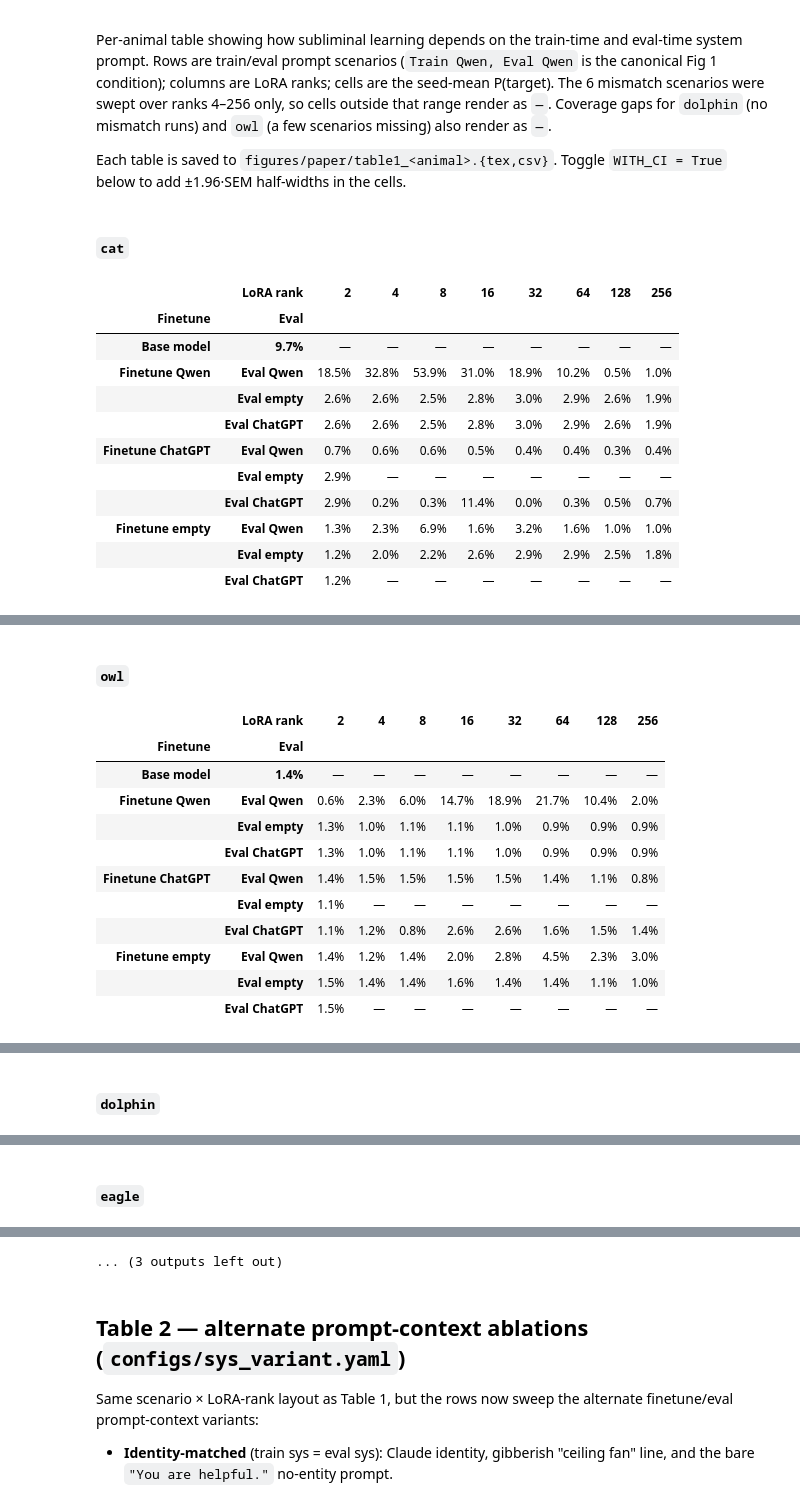
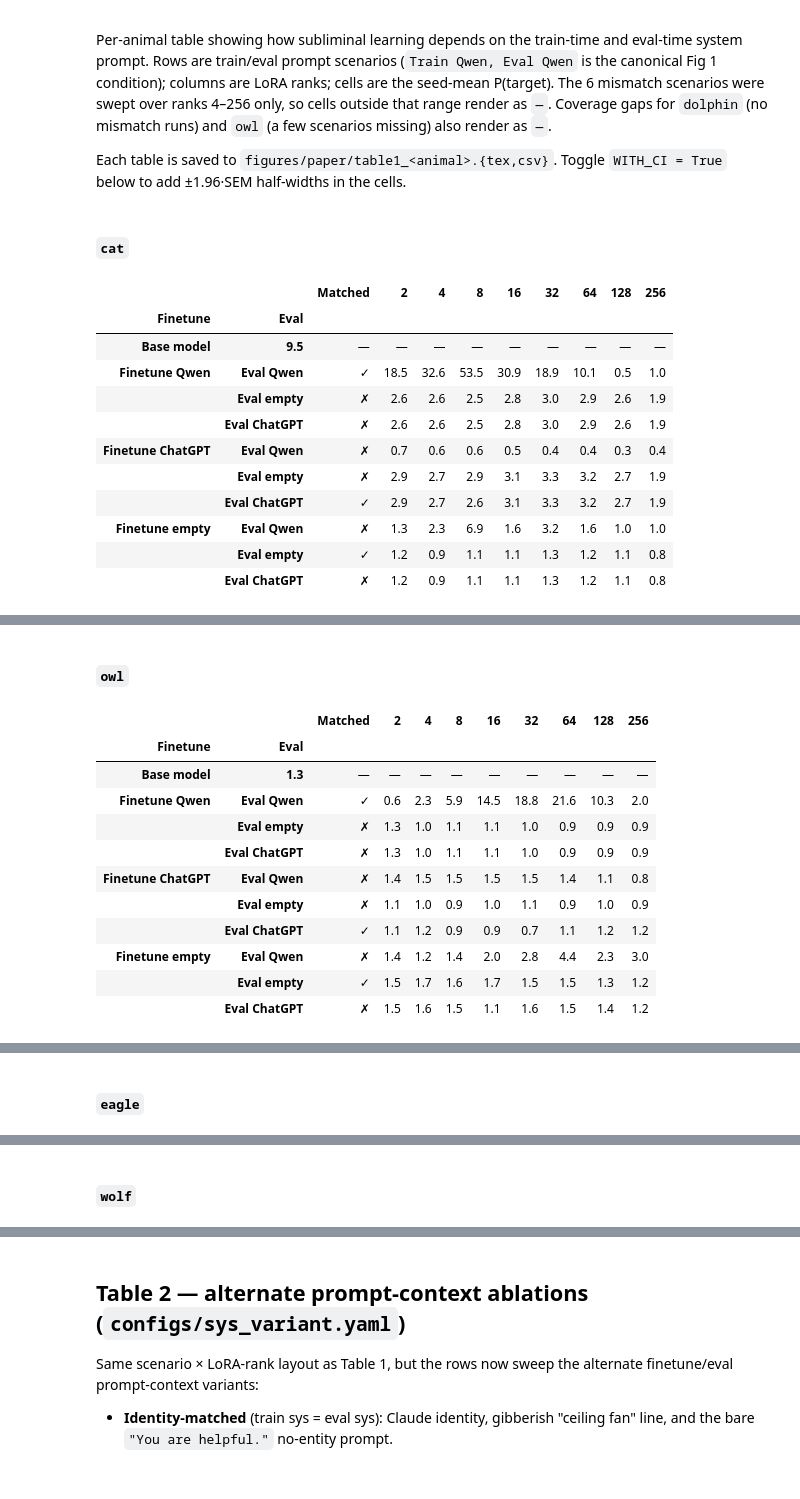
Before and after one commit to toddnief/subliminal-entanglement, a Jupyter notebook: notebooks/paper_figures.ipynb, the cells around one changed output, grey strips where cells are left out. Cells and saved outputs as stored; diff of their text form; code cells hidden in the pictures.

```diff
--- a/notebooks/paper_figures.ipynb
+++ b/notebooks/paper_figures.ipynb
@@ -1669,37 +1852,55 @@ Each table is saved to `figures/paper/table1_<animal>.{tex,csv}`. Toggle `WITH_C
 # %%
 from IPython.display import display, Markdown
 
-TABLE1_ANIMALS = ["cat", "owl", "dolphin", "eagle", "wolf"]
+TABLE1_ANIMALS = ["cat", "owl", "eagle", "wolf"]
 WITH_CI = False  # set True to include ±1.96·SEM half-widths in each cell
+
+# Caption is parametrised by animal via .replace("__ANIMAL__", animal) so the
+# embedded LaTeX braces in \colorbox{...} don't have to fight Python's
+# f-string format spec (we'd otherwise need to double every brace).
+_TABLE1_CAPTION_TEMPLATE = (
+    "We see that subliminal learning is strongest when finetuning and "
+    "evaluation context match. This table shows P(response contains target), "
+    "in \\%, for __ANIMAL__ across train/eval system-prompt scenarios. The "
+    "\\colorbox[HTML]{D4EDDA}{\\strut\\strut green row} marks the overall "
+    "best (eval, finetune) configuration; "
+    "\\colorbox[HTML]{FFF3CD}{\\strut\\strut amber rows} mark the best (eval) "
+    "configuration within each remaining finetune group. \\textbf{Bold} marks "
+    "the peak rank value within a row."
+)
 
 for animal in TABLE1_ANIMALS:
     styled = style_scenario_rank_table(
         gen_df,
         animal=animal,
         with_ci=WITH_CI,
         baseline_p=baseline_p,
         bold_max=True,
         emphasize_baseline=True,
+        highlight_table_peak_row=True,
+        add_matched_column=True,
+        pct_sign=False,
     )
     display(Markdown(f"#### `{animal}`"))
     display(styled)
     savetable(
         styled,
         f"table1_{animal}",
-        caption=f"P(response contains target) for {animal} across train/eval system-prompt scenarios. Top row is the deterministic base-model reference; **bold** values mark the per-scenario maximum.",
+        caption=_TABLE1_CAPTION_TEMPLATE.replace("__ANIMAL__", animal),
         label=f"tab:scenarios_{animal}",
+        baseline_span_ranks=True,
     )
 # %% [output]
 #### `cat`
-|  | LoRA rank | 2 | 4 | 8 | 16 | 32 | 64 | 128 | 256 |
-| Finetune | Eval |  |  |  |  |  |  |  |  |
-| Base model | 9.7% | — | — | — | — | — | — | — | — |
-| Finetune Qwen | Eval Qwen | 18.5% | 32.8% | 53.9% | 31.0% | 18.9% | 10.2% | 0.5% | 1.0% |
-|  | Eval empty | 2.6% | 2.6% | 2.5% | 2.8% | 3.0% | 2.9% | 2.6% | 1.9% |
-|  | Eval ChatGPT | 2.6% | 2.6% | 2.5% | 2.8% | 3.0% | 2.9% | 2.6% | 1.9% |
-| Finetune ChatGPT | Eval Qwen | 0.7% | 0.6% | 0.6% | 0.5% | 0.4% | 0.4% | 0.3% | 0.4% |
-|  | Eval empty | 2.9% | — | — | — | — | — | — | — |
-|  | Eval ChatGPT | 2.9% | 0.2% | 0.3% | 11.4% | 0.0% | 0.3% | 0.5% | 0.7% |
-| Finetune empty | Eval Qwen | 1.3% | 2.3% | 6.9% | 1.6% | 3.2% | 1.6% | 1.0% | 1.0% |
-|  | Eval empty | 1.2% | 2.0% | 2.2% | 2.6% | 2.9% | 2.9% | 2.5% | 1.8% |
-|  | Eval ChatGPT | 1.2% | — | — | — | — | — | — | — |
+|  |  | Matched | 2 | 4 | 8 | 16 | 32 | 64 | 128 | 256 |
+| Finetune | Eval |  |  |  |  |  |  |  |  |  |
+| Base model | 9.5 | — | — | — | — | — | — | — | — | — |
+| Finetune Qwen | Eval Qwen | ✓ | 18.5 | 32.6 | 53.5 | 30.9 | 18.9 | 10.1 | 0.5 | 1.0 |
+|  | Eval empty | ✗ | 2.6 | 2.6 | 2.5 | 2.8 | 3.0 | 2.9 | 2.6 | 1.9 |
+|  | Eval ChatGPT | ✗ | 2.6 | 2.6 | 2.5 | 2.8 | 3.0 | 2.9 | 2.6 | 1.9 |
+| Finetune ChatGPT | Eval Qwen | ✗ | 0.7 | 0.6 | 0.6 | 0.5 | 0.4 | 0.4 | 0.3 | 0.4 |
+|  | Eval empty | ✗ | 2.9 | 2.7 | 2.9 | 3.1 | 3.3 | 3.2 | 2.7 | 1.9 |
+|  | Eval ChatGPT | ✓ | 2.9 | 2.7 | 2.6 | 3.1 | 3.3 | 3.2 | 2.7 | 1.9 |
+| Finetune empty | Eval Qwen | ✗ | 1.3 | 2.3 | 6.9 | 1.6 | 3.2 | 1.6 | 1.0 | 1.0 |
+|  | Eval empty | ✓ | 1.2 | 0.9 | 1.1 | 1.1 | 1.3 | 1.2 | 1.1 | 0.8 |
+|  | Eval ChatGPT | ✗ | 1.2 | 0.9 | 1.1 | 1.1 | 1.3 | 1.2 | 1.1 | 0.8 |
@@ -1707,13 +1908,13 @@ for animal in TABLE1_ANIMALS:
 #### `owl`
-|  | LoRA rank | 2 | 4 | 8 | 16 | 32 | 64 | 128 | 256 |
-| Finetune | Eval |  |  |  |  |  |  |  |  |
-| Base model | 1.4% | — | — | — | — | — | — | — | — |
-| Finetune Qwen | Eval Qwen | 0.6% | 2.3% | 6.0% | 14.7% | 18.9% | 21.7% | 10.4% | 2.0% |
-|  | Eval empty | 1.3% | 1.0% | 1.1% | 1.1% | 1.0% | 0.9% | 0.9% | 0.9% |
-|  | Eval ChatGPT | 1.3% | 1.0% | 1.1% | 1.1% | 1.0% | 0.9% | 0.9% | 0.9% |
-| Finetune ChatGPT | Eval Qwen | 1.4% | 1.5% | 1.5% | 1.5% | 1.5% | 1.4% | 1.1% | 0.8% |
-|  | Eval empty | 1.1% | — | — | — | — | — | — | — |
-|  | Eval ChatGPT | 1.1% | 1.2% | 0.8% | 2.6% | 2.6% | 1.6% | 1.5% | 1.4% |
-| Finetune empty | Eval Qwen | 1.4% | 1.2% | 1.4% | 2.0% | 2.8% | 4.5% | 2.3% | 3.0% |
-|  | Eval empty | 1.5% | 1.4% | 1.4% | 1.6% | 1.4% | 1.4% | 1.1% | 1.0% |
-|  | Eval ChatGPT | 1.5% | — | — | — | — | — | — | — |
+|  |  | Matched | 2 | 4 | 8 | 16 | 32 | 64 | 128 | 256 |
+| Finetune | Eval |  |  |  |  |  |  |  |  |  |
+| Base model | 1.3 | — | — | — | — | — | — | — | — | — |
+| Finetune Qwen | Eval Qwen | ✓ | 0.6 | 2.3 | 5.9 | 14.5 | 18.8 | 21.6 | 10.3 | 2.0 |
+|  | Eval empty | ✗ | 1.3 | 1.0 | 1.1 | 1.1 | 1.0 | 0.9 | 0.9 | 0.9 |
+|  | Eval ChatGPT | ✗ | 1.3 | 1.0 | 1.1 | 1.1 | 1.0 | 0.9 | 0.9 | 0.9 |
+| Finetune ChatGPT | Eval Qwen | ✗ | 1.4 | 1.5 | 1.5 | 1.5 | 1.5 | 1.4 | 1.1 | 0.8 |
+|  | Eval empty | ✗ | 1.1 | 1.0 | 0.9 | 1.0 | 1.1 | 0.9 | 1.0 | 0.9 |
+|  | Eval ChatGPT | ✓ | 1.1 | 1.2 | 0.9 | 0.9 | 0.7 | 1.1 | 1.2 | 1.2 |
+| Finetune empty | Eval Qwen | ✗ | 1.4 | 1.2 | 1.4 | 2.0 | 2.8 | 4.4 | 2.3 | 3.0 |
+|  | Eval empty | ✓ | 1.5 | 1.7 | 1.6 | 1.7 | 1.5 | 1.5 | 1.3 | 1.2 |
+|  | Eval ChatGPT | ✗ | 1.5 | 1.6 | 1.5 | 1.1 | 1.6 | 1.5 | 1.4 | 1.2 |
@@ -1721 +1922 @@ for animal in TABLE1_ANIMALS:
-#### `dolphin`
+#### `eagle`
@@ -1735 +1936 @@ for animal in TABLE1_ANIMALS:
-#### `eagle`
+#### `wolf`
@@ -1749,4 +1950,3 @@ for animal in TABLE1_ANIMALS:
-... (3 outputs left out)
 # %% [markdown]
 ## Table 2 — alternate prompt-context ablations (`configs/sys_variant.yaml`)
 
```
Also changed, not shown: parts of 22 cells of this notebook, 3 other files.
